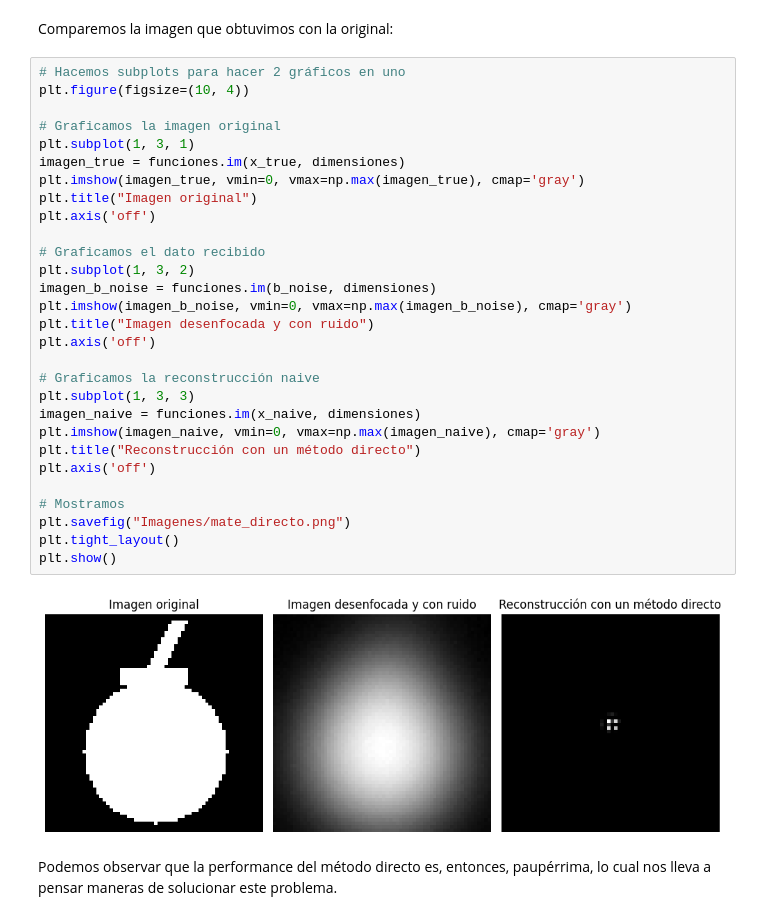
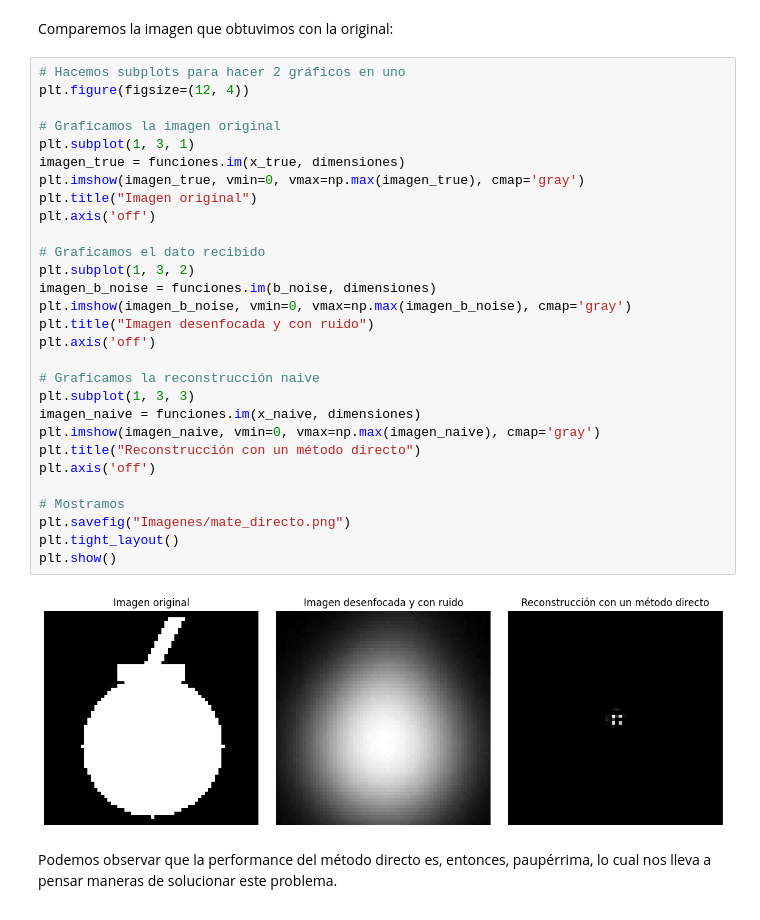
Before and after one commit to faustomartinez/trabajo-problemas-inversos, a Jupyter notebook: codigo.ipynb, the cells around one changed output. Drawn from its saved outputs; the diff is of its cells as text.

Commit message:
Arreglo una imagen

```diff
--- a/codigo.ipynb
+++ b/codigo.ipynb
@@ -376,35 +376,35 @@ x_naive = np.linalg.solve(A,b_noise)
 Comparemos la imagen que obtuvimos con la original:
 # %%
 # Hacemos subplots para hacer 2 gráficos en uno
-plt.figure(figsize=(10, 4))
+plt.figure(figsize=(12, 4))
 
 # Graficamos la imagen original
 plt.subplot(1, 3, 1)
 imagen_true = funciones.im(x_true, dimensiones)
 plt.imshow(imagen_true, vmin=0, vmax=np.max(imagen_true), cmap='gray')
 plt.title("Imagen original")
 plt.axis('off')
 
 # Graficamos el dato recibido
 plt.subplot(1, 3, 2)
 imagen_b_noise = funciones.im(b_noise, dimensiones)
 plt.imshow(imagen_b_noise, vmin=0, vmax=np.max(imagen_b_noise), cmap='gray')
 plt.title("Imagen desenfocada y con ruido")
 plt.axis('off')
 
 # Graficamos la reconstrucción naive
 plt.subplot(1, 3, 3)
 imagen_naive = funciones.im(x_naive, dimensiones)
 plt.imshow(imagen_naive, vmin=0, vmax=np.max(imagen_naive), cmap='gray')
 plt.title("Reconstrucción con un método directo")
 plt.axis('off')
 
 # Mostramos
 plt.savefig("Imagenes/mate_directo.png")
 plt.tight_layout()
 plt.show()
 # %% [output]
-[figure, old version]
+[figure, new version]
 # %% [markdown]
 Podemos observar que la performance del método directo es, entonces, paupérrima, lo cual nos lleva a pensar maneras de solucionar este problema.
 # %% [markdown]
```
Also changed, not shown: 1 other file.
